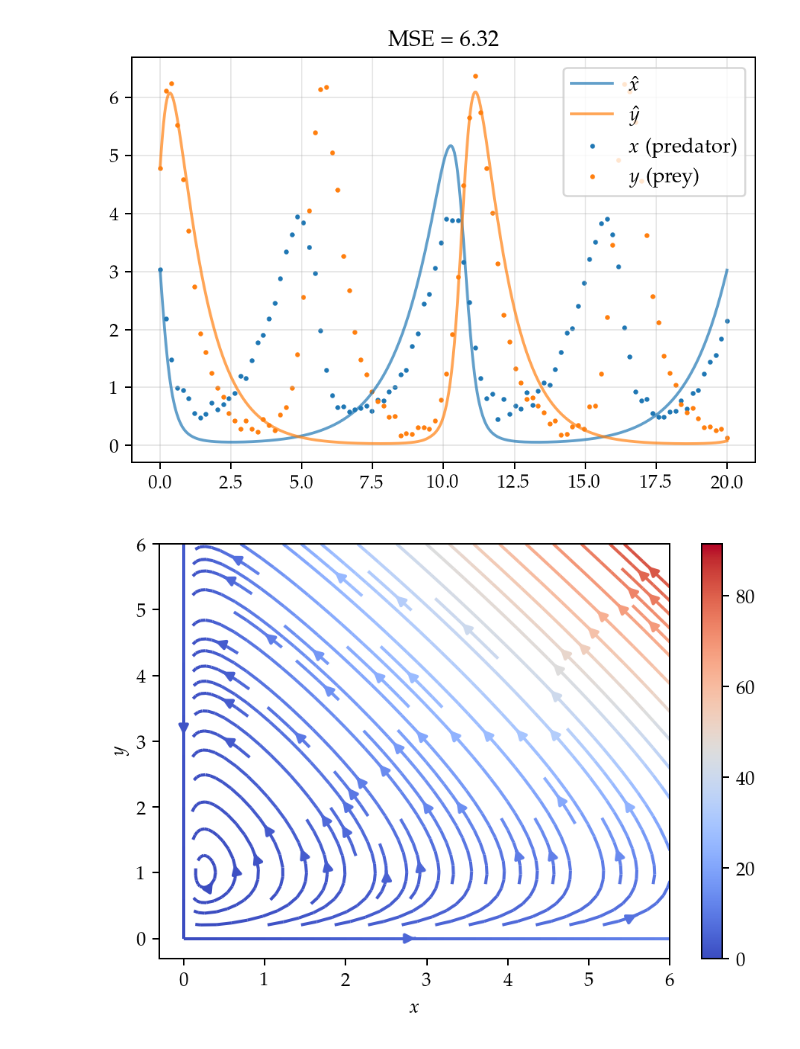
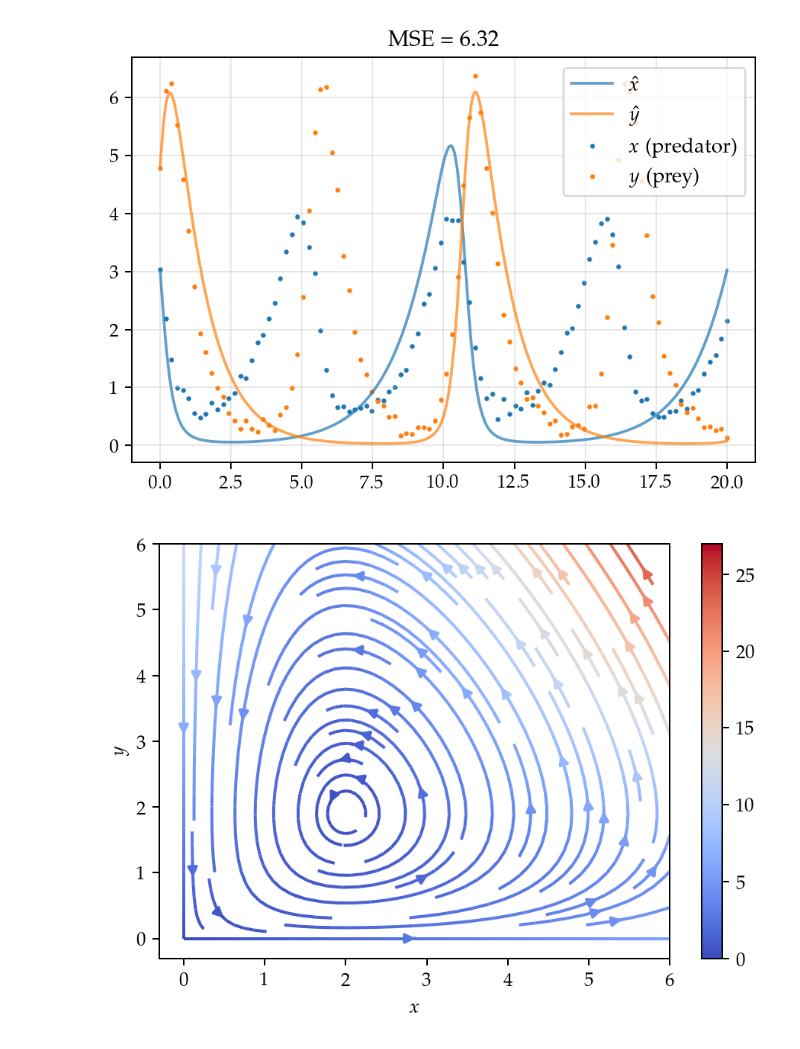
Before and after one commit to Maloup/stochastic-simulation-assignment3, a Jupyter notebook: Simulated Annealing Parameter Tuning.ipynb, the cells around one changed output. Cells and saved outputs as stored; diff of their text form; code cells hidden in the pictures.

Commit message:
Better parameters for phase plot

```diff
--- a/Simulated Annealing Parameter Tuning.ipynb
+++ b/Simulated Annealing Parameter Tuning.ipynb
@@ -302,35 +302,35 @@ def phase_plot(dx_dt, dy_dt, deriv_params=(), pt_range=(0.001, 0.99), n_pts=50):
 
     for i in range(x.shape[0]):
         for j in range(x.shape[1]):
             x_pt = x[i, j]
             y_pt = y[i, j]
             u[i, j] = dx_dt(*deriv_params, x_pt, y_pt)
             v[i, j] = dy_dt(*deriv_params, x_pt, y_pt)
 
     color_array = np.sqrt(v**2 + u**2)
 
     return x, y, u, v, color_array
 
 def dx_dt(alpha, beta, _delta, _gamma, x, y):
     return alpha*x - beta*x*y
 
 def dy_dt(_alpha, _beta, delta, gamma, x, y):
     return delta*x*y - gamma*y
 
 
-params = (1, 2, 2, 0.5)
+params = (0.95, 0.5, 1, 2)
 
 x, y, u, v, color_array = phase_plot(dx_dt, dy_dt, deriv_params=params, pt_range=(0, 6), n_pts=200)
 
 plt.figure(figsize=(6, 4))
 #plt.quiver(S, I, u2, v2, color_array, cmap='coolwarm', pivot="mid")
 plt.streamplot(x, y, u, v, density=1, linewidth=1.6, color=color_array, cmap="coolwarm")
 plt.xlabel("$x$")
 plt.ylabel("$y$")
-#plt.xlim(-0.04, 1.04)
-#plt.ylim(-0.04, 1.04)
+#plt.xlim(-0.05, 6.05)
+#plt.ylim(-0.05, 6.05)
 plt.colorbar()
-#plt.savefig("figures/sir_density_phase_epidemic.pdf", bbox_inches="tight")
+#plt.savefig("figures/lotka_volterra_phase.pdf", bbox_inches="tight")
 plt.show()
 # %% [output]
-[figure, old version]
+[figure, new version]
```
